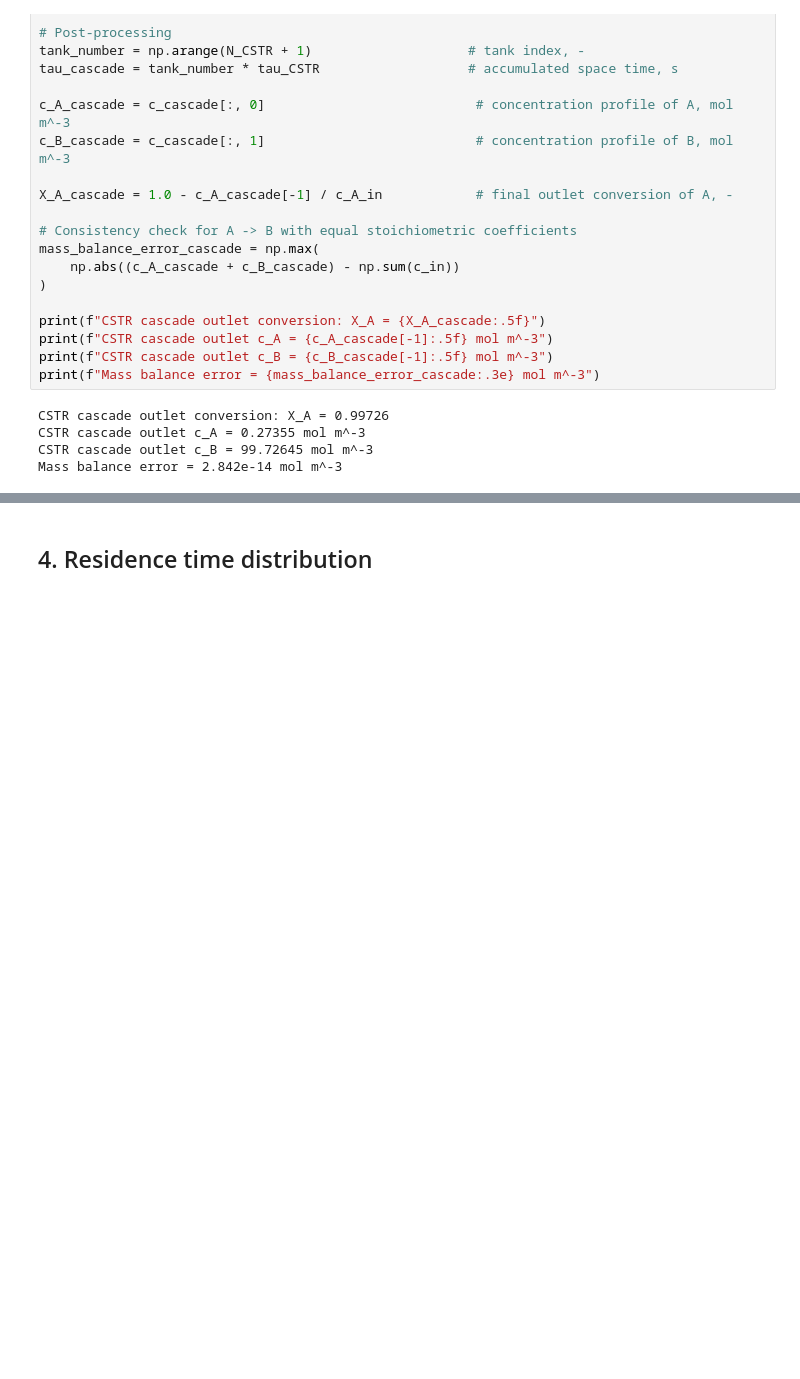
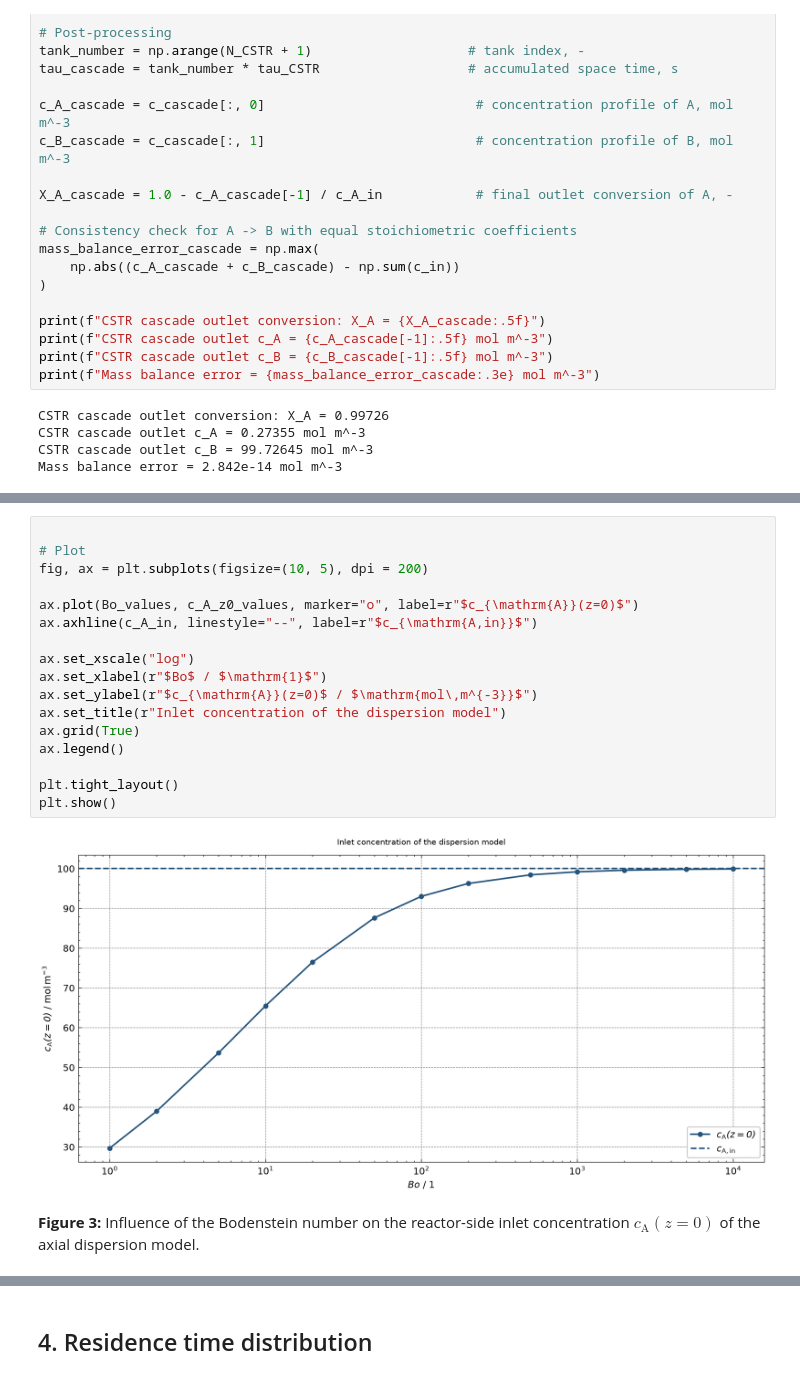
Before and after one commit to JulianStierstorfer/CRE3-Assignment-4, a Jupyter notebook: Assignment 4 Group 6.ipynb, the cells around one changed output, grey strips where cells are left out. Cells and saved outputs as stored; diff of their text form; blank space fills up the shorter version.

```diff
--- a/Assignment 4 Group 6.ipynb
+++ b/Assignment 4 Group 6.ipynb
@@ -1136,0 +1556,21 @@ plt.show()
+# %%
+
+# Plot
+fig, ax = plt.subplots(figsize=(10, 5), dpi = 200)
+
+ax.plot(Bo_values, c_A_z0_values, marker="o", label=r"$c_{\mathrm{A}}(z=0)$")
+ax.axhline(c_A_in, linestyle="--", label=r"$c_{\mathrm{A,in}}$")
+
+ax.set_xscale("log")
+ax.set_xlabel(r"$Bo$ / $\mathrm{1}$")
+ax.set_ylabel(r"$c_{\mathrm{A}}(z=0)$ / $\mathrm{mol\,m^{-3}}$")
+ax.set_title(r"Inlet concentration of the dispersion model")
+ax.grid(True)
+ax.legend()
+
+plt.tight_layout()
+plt.show()
+# %% [output]
+[figure, added]
+# %% [markdown]
+**Figure 3:** Influence of the Bodenstein number on the reactor-side inlet concentration $c_{\mathrm{A}}(z=0)$ of the axial dispersion model.
```
Also changed, not shown: parts of 29 cells of this notebook.
